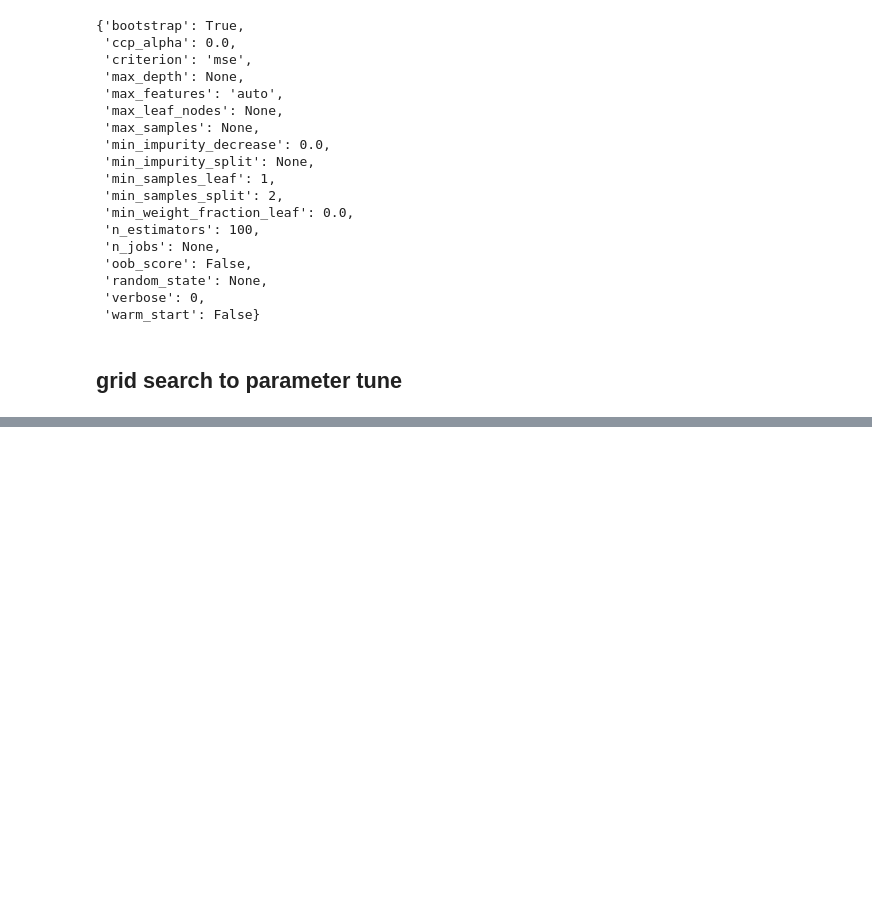
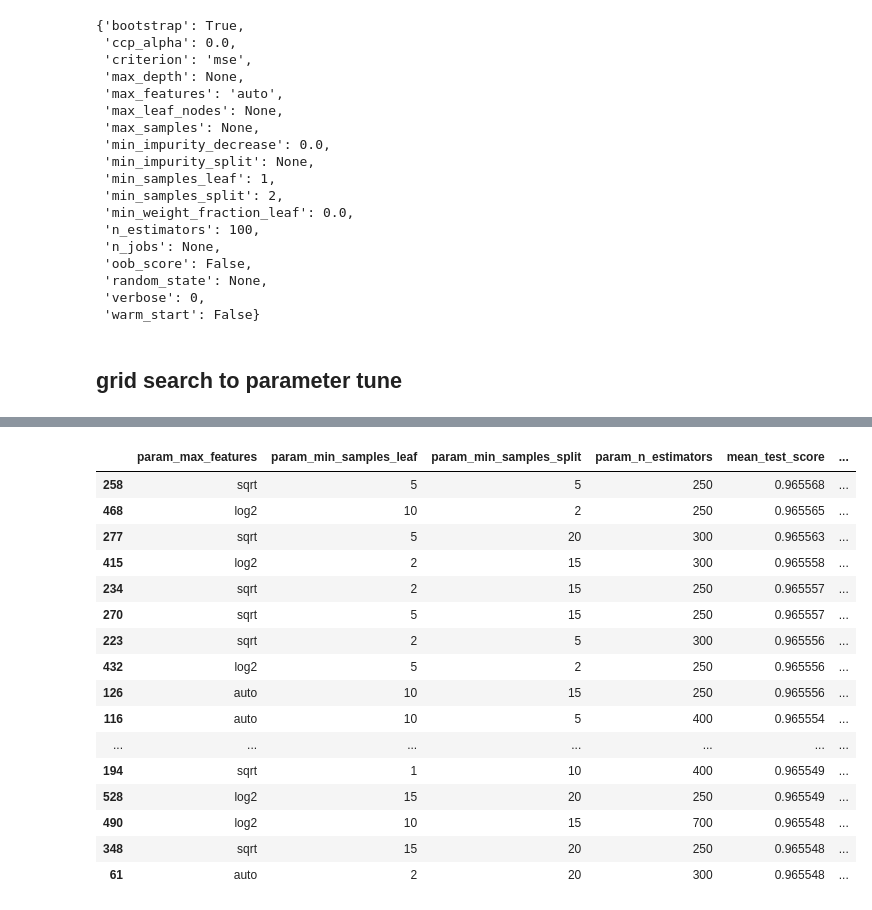
Before and after one commit to EugeniaDickson/zillow_rent_index, a Jupyter notebook: casey/PCA-RFmodel.ipynb, the cells around one changed output, grey strips where cells are left out. Cells and saved outputs as stored; diff of their text form; code cells hidden in the pictures; blank space fills up the shorter version.

```diff
--- a/casey/PCA-RFmodel.ipynb
+++ b/casey/PCA-RFmodel.ipynb
@@ -276,0 +267,3 @@ RMSE: 0.03596948784343751
+# %%
+grid_results = pd.DataFrame.from_dict(grid.cv_results_)
+grid_results.columns
@@ -276,0 +280,21 @@ RMSE: 0.03596948784343751
+# %%
+grid_results[['param_max_features','param_min_samples_leaf','param_min_samples_split','param_n_estimators',
+             'mean_test_score','mean_train_score','rank_test_score']].sort_values('rank_test_score').head(20)
+# %% [output]
+|  | param_max_features | param_min_samples_leaf | param_min_samples_split | param_n_estimators | mean_test_score | ... |
+| 258 | sqrt | 5 | 5 | 250 | 0.965568 | ... |
+| 468 | log2 | 10 | 2 | 250 | 0.965565 | ... |
+| 277 | sqrt | 5 | 20 | 300 | 0.965563 | ... |
+| 415 | log2 | 2 | 15 | 300 | 0.965558 | ... |
+| 234 | sqrt | 2 | 15 | 250 | 0.965557 | ... |
+| 270 | sqrt | 5 | 15 | 250 | 0.965557 | ... |
+| 223 | sqrt | 2 | 5 | 300 | 0.965556 | ... |
+| 432 | log2 | 5 | 2 | 250 | 0.965556 | ... |
+| 126 | auto | 10 | 15 | 250 | 0.965556 | ... |
+| 116 | auto | 10 | 5 | 400 | 0.965554 | ... |
+| ... | ... | ... | ... | ... | ... | ... |
+| 194 | sqrt | 1 | 10 | 400 | 0.965549 | ... |
+| 528 | log2 | 15 | 20 | 250 | 0.965549 | ... |
+| 490 | log2 | 10 | 15 | 700 | 0.965548 | ... |
+| 348 | sqrt | 15 | 20 | 250 | 0.965548 | ... |
+| 61 | auto | 2 | 20 | 300 | 0.965548 | ... |
```
Also changed, not shown: parts of 10 cells of this notebook, 1 other file.
